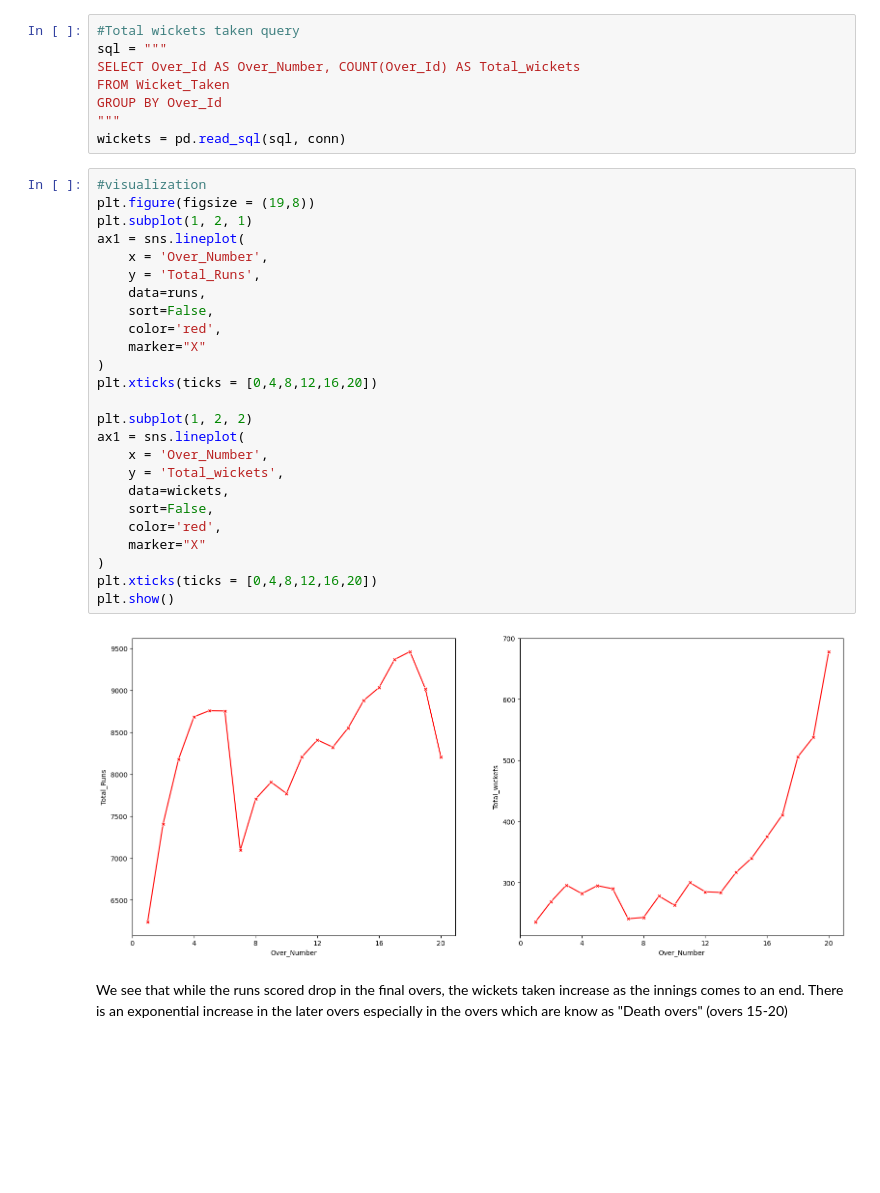
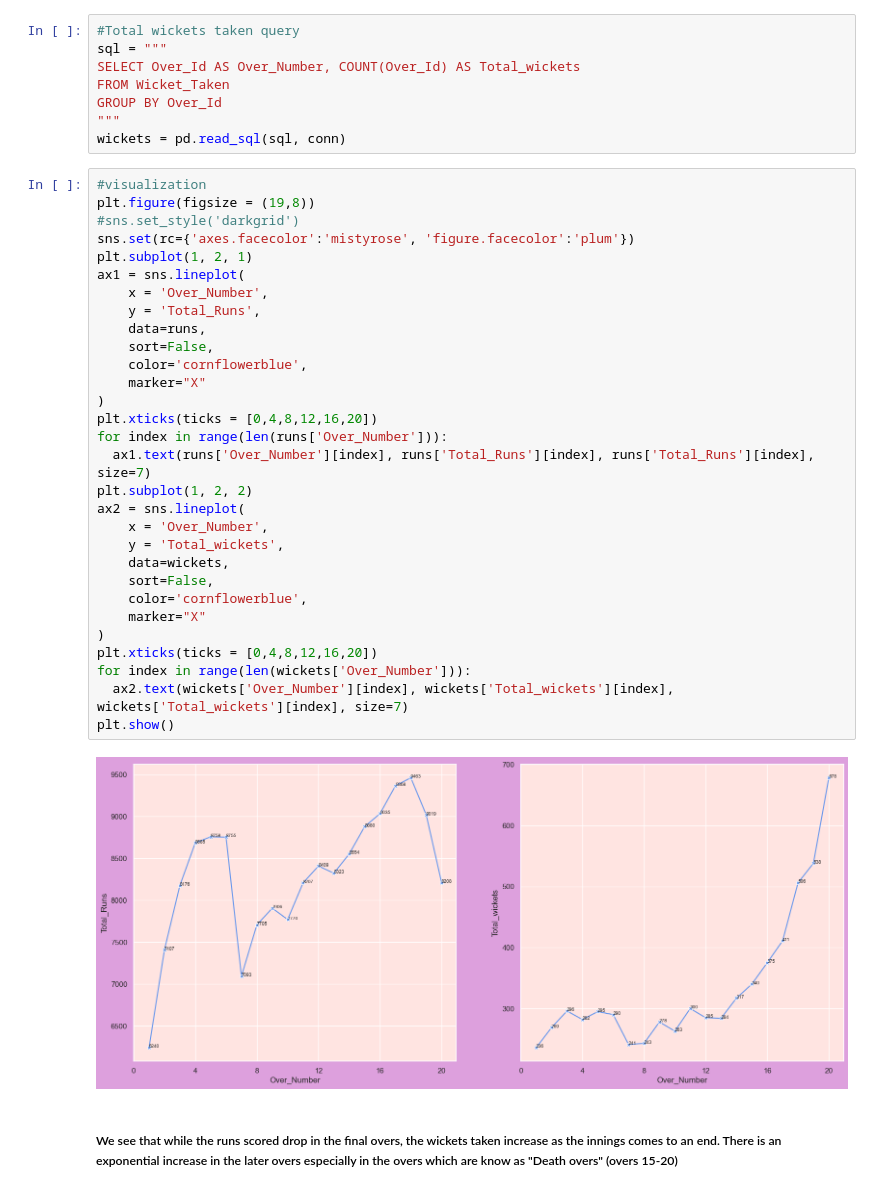
Before and after one commit to tambeyash/IPL---Analysis-using-SQL, a Jupyter notebook: IPL - SQL.ipynb, the cells around one changed output. Saved outputs shown, nothing was run; the diff lists cells and outputs as text; blank space fills up the shorter version.

Commit message:
Modified Visualizations

```diff
--- a/IPL - SQL.ipynb
+++ b/IPL - SQL.ipynb
@@ -299,29 +301,34 @@ wickets = pd.read_sql(sql, conn)
 # %%
 #visualization
 plt.figure(figsize = (19,8))
+#sns.set_style('darkgrid')
+sns.set(rc={'axes.facecolor':'mistyrose', 'figure.facecolor':'plum'})
 plt.subplot(1, 2, 1)
 ax1 = sns.lineplot(
     x = 'Over_Number',
     y = 'Total_Runs',
     data=runs,
     sort=False,
-    color='red',
+    color='cornflowerblue',
     marker="X"
 )
 plt.xticks(ticks = [0,4,8,12,16,20])
-
+for index in range(len(runs['Over_Number'])):
+  ax1.text(runs['Over_Number'][index], runs['Total_Runs'][index], runs['Total_Runs'][index], size=7)
 plt.subplot(1, 2, 2)
-ax1 = sns.lineplot(
+ax2 = sns.lineplot(
     x = 'Over_Number',
     y = 'Total_wickets',
     data=wickets,
     sort=False,
-    color='red',
+    color='cornflowerblue',
     marker="X"
 )
 plt.xticks(ticks = [0,4,8,12,16,20])
+for index in range(len(wickets['Over_Number'])):
+  ax2.text(wickets['Over_Number'][index], wickets['Total_wickets'][index], wickets['Total_wickets'][index], size=7)
 plt.show()
 # %% [output]
-[figure, old version]
+[figure, new version]
 # %% [markdown]
-We see that while the runs scored drop in the final overs, the wickets taken increase as the innings comes to an end. There is an exponential increase in the later overs especially in the overs which are know as "Death overs" (overs 15-20)
+##### We see that while the runs scored drop in the final overs, the wickets taken increase as the innings comes to an end. There is an exponential increase in the later overs especially in the overs which are know as "Death overs" (overs 15-20)
```
Also changed, not shown: parts of 1 cell of this notebook.
